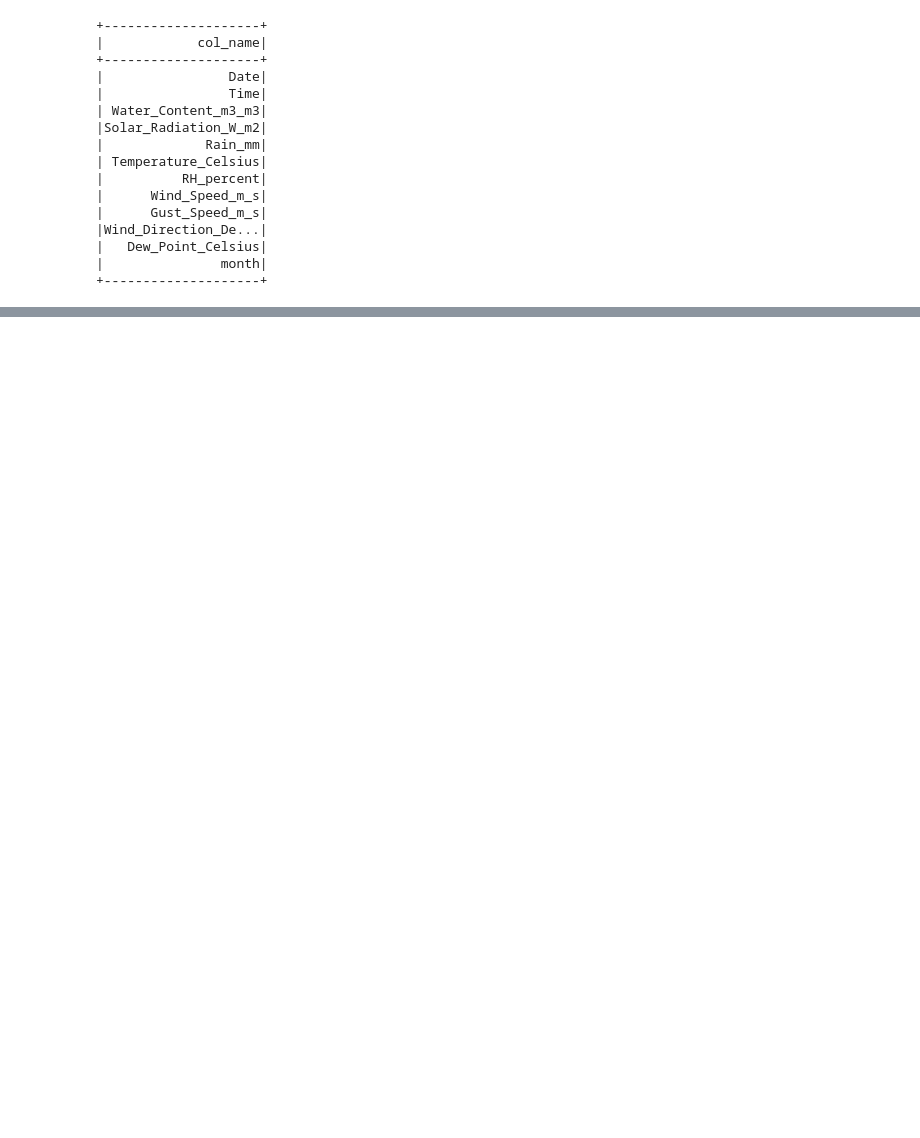
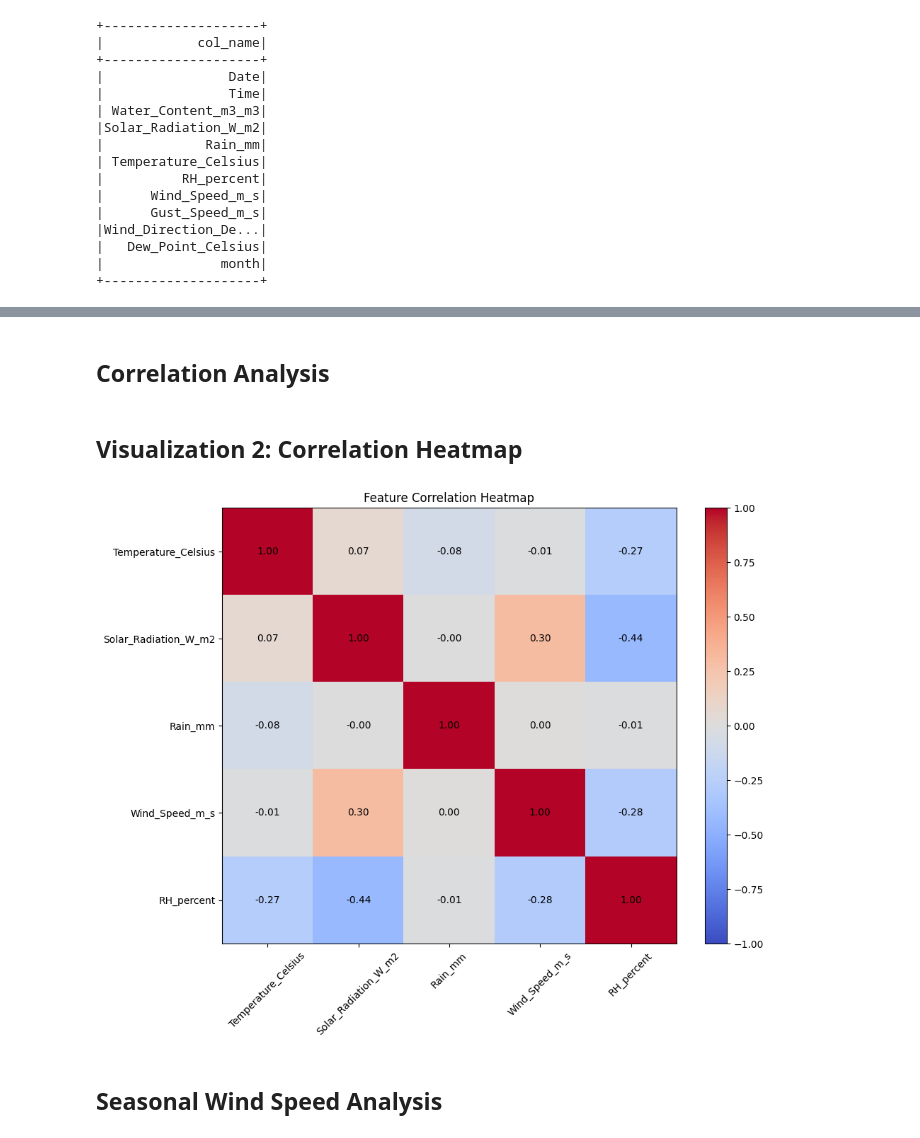
Before and after one commit to Galaxy092/Samsung-Innovation-Campus-Big-Data-Capstone-Project, a Jupyter notebook: Data Analysis & Visualization.ipynb, the cells around one changed output, grey strips where cells are left out. Drawn from its saved outputs; the diff is of its cells as text; code cells hidden in the pictures; blank space fills up the shorter version.

```diff
--- a/Data Analysis & Visualization.ipynb
+++ b/Data Analysis & Visualization.ipynb
@@ -62,0 +158,34 @@ spark.sql('show columns in weather_data_partitioned_by_month').show()
+# %% [markdown]
+## Correlation Analysis
+# %%
+correlation_columns = [
+    'Temperature_Celsius', 'Solar_Radiation_W_m2',
+    'Rain_mm', 'Wind_Speed_m_s', 'RH_percent'
+]
+
+correlation_df = df.select(correlation_columns)
+correlation_matrix = correlation_df.toPandas().corr()
+# %% [markdown]
+## Visualization 2: Correlation Heatmap
+# %%
+plt.figure(figsize=(10, 8))
+im = plt.imshow(correlation_matrix, cmap='coolwarm', aspect='auto', vmin=-1, vmax=1)
+plt.colorbar(im)
+plt.title('Feature Correlation Heatmap')
+plt.xticks(range(len(correlation_matrix.columns)), correlation_matrix.columns, rotation=45)
+plt.yticks(range(len(correlation_matrix.columns)), correlation_matrix.columns)
+
+# Annotate correlation values
+for i in range(len(correlation_matrix.columns)):
+    for j in range(len(correlation_matrix.columns)):
+        plt.text(j, i, f'{correlation_matrix.iloc[i, j]:.2f}',
+                 ha='center', va='center', color='black')
+
+plt.tight_layout()
+plt.show()
+plt.savefig('correlation_heatmap.png')
+plt.close()
+# %% [output]
+[figure, added]
+# %% [markdown]
+## Seasonal Wind Speed Analysis
```
Also changed, not shown: parts of 19 cells of this notebook, 3 other files.
